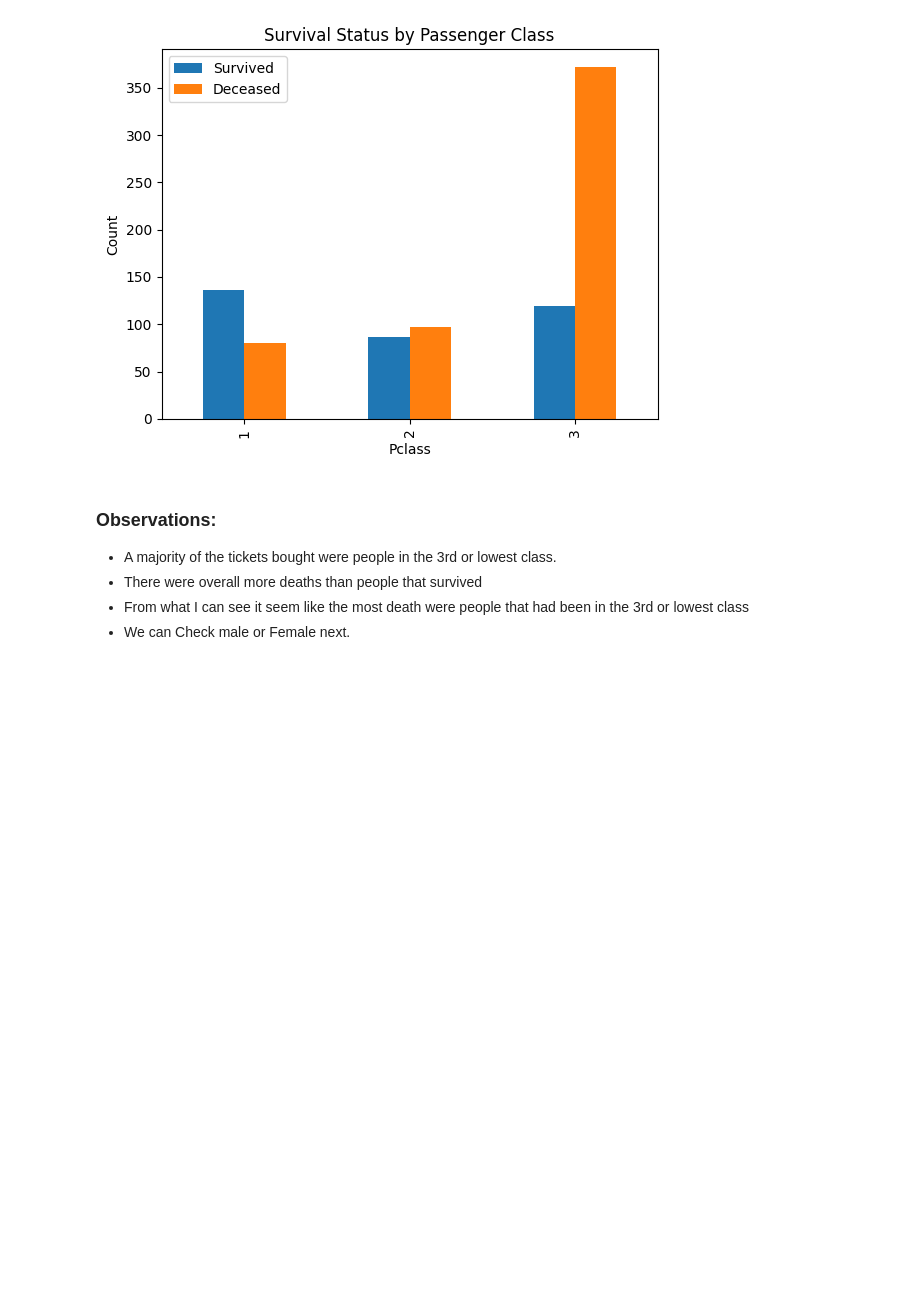
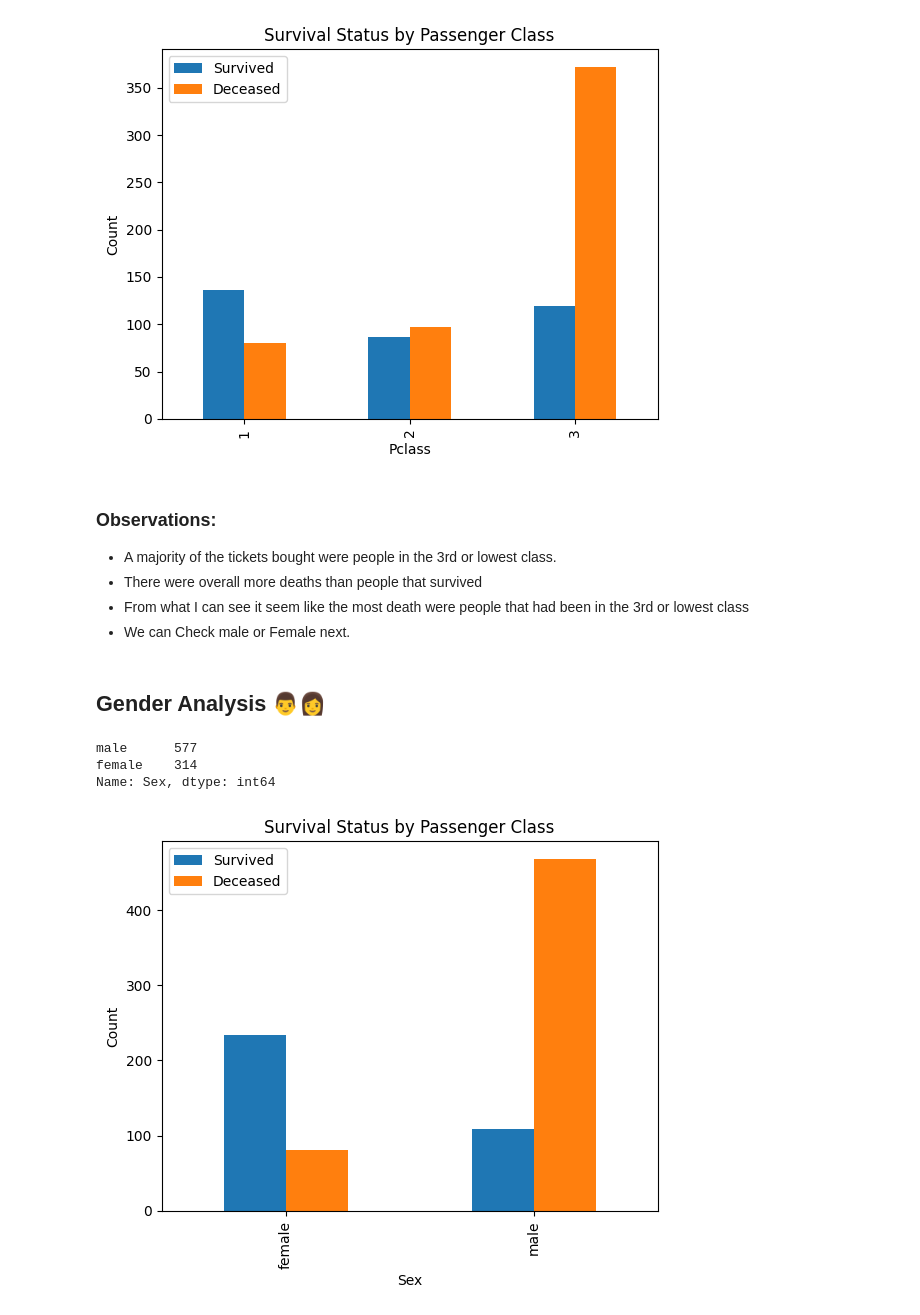
Before and after one commit to Jack-Merrett/data-titanic_disaster, a Jupyter notebook: notebooks/Titanic_analysis.ipynb, the cells around one changed output. Saved outputs shown, nothing was run; the diff lists cells and outputs as text; code cells hidden in the pictures; blank space fills up the shorter version.

Commit message:
doing some plot work

```diff
--- a/notebooks/Titanic_analysis.ipynb
+++ b/notebooks/Titanic_analysis.ipynb
@@ -243,3 +243,43 @@ plt.show()
 - There were overall more deaths than people that survived
 - From what I can see it seem like the most death were people that had been in the 3rd or lowest class
 - We can Check male or Female next.
+# %% [markdown]
+## Gender Analysis 👨👩
+# %%
+# how many of each
+df['Sex'].value_counts()
+# %% [output]
+male      577
+female    314
+Name: Sex, dtype: int64
+# %%
+# Let's make a plot of those who survived by gender.
+
+# Group the data by Pclass and Survived columns and calculate the count
+grouped = df.groupby(['Sex', 'Survived']).size().unstack()
+
+# Create a new DataFrame with the grouped data
+survived_df = pd.DataFrame({
+    'Survived': grouped[1],
+    'Deceased': grouped[0]
+})
+
+# Plot the bar graph
+survived_df.plot(kind='bar')
+
+# Set the x-axis label
+plt.xlabel('Sex')
+
+# Set the y-axis label
+plt.ylabel('Count')
+
+# Set the title
+plt.title('Survival Status by Passenger Class')
+
+# Set the legend
+plt.legend()
+
+# Show the plot
+plt.show()
+# %% [output]
+[figure, added]
```
Also changed, not shown: parts of 10 cells of this notebook.
